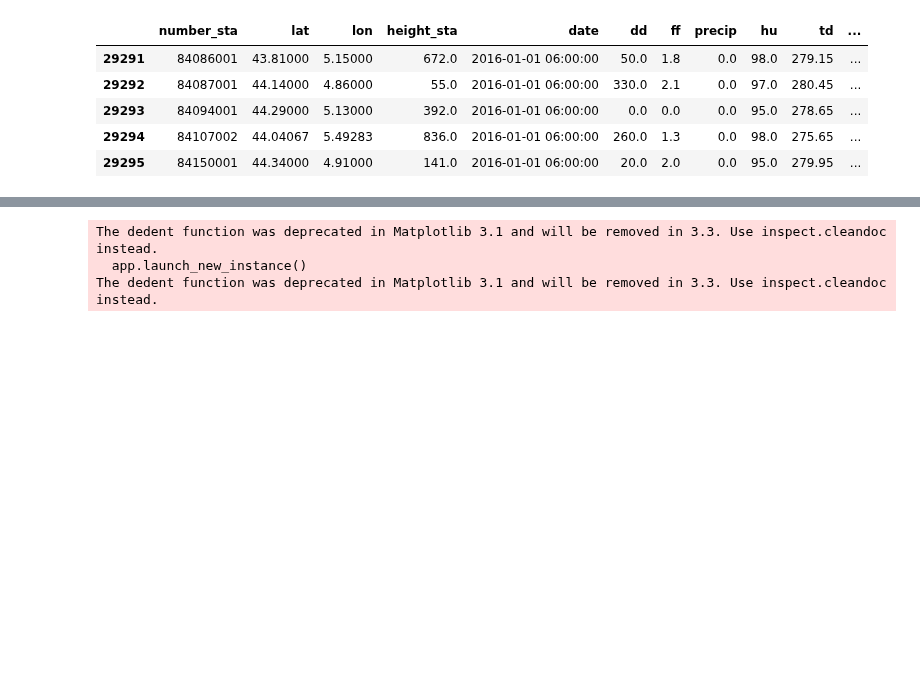
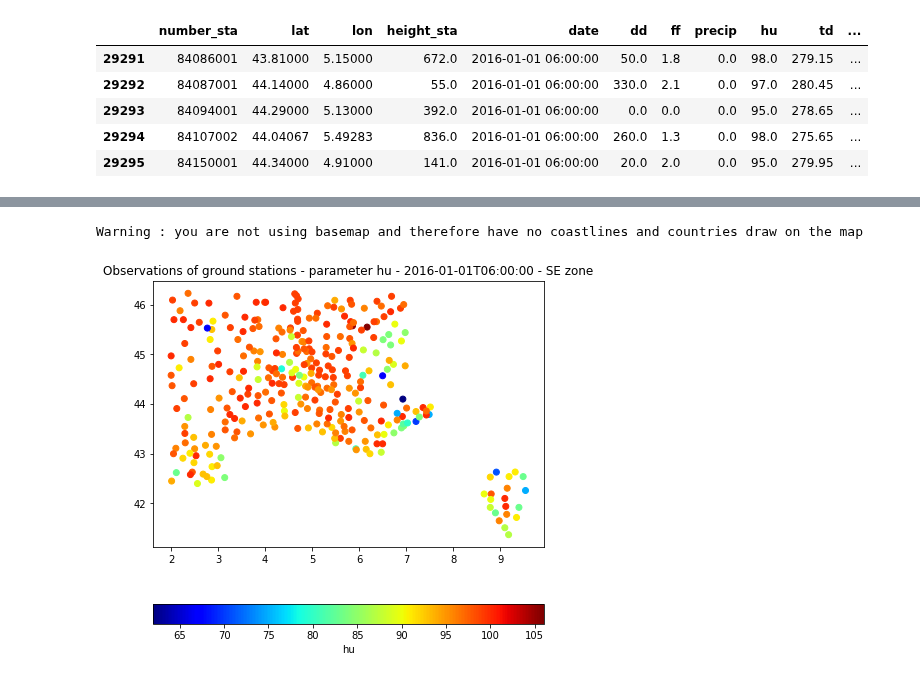
Before and after one commit to meteofrance/meteonet, a Jupyter notebook: data_exploration/ground_stations/open_ground_stations.ipynb, the cells around one changed output, grey strips where cells are left out. Cells and saved outputs as stored; diff of their text form; code cells hidden in the pictures; blank space fills up the shorter version.

Commit message:
Adding ground station and changing the notebook in order to not rely on basemap

```diff
--- a/data_exploration/ground_stations/open_ground_stations.ipynb
+++ b/data_exploration/ground_stations/open_ground_stations.ipynb
@@ -106,7 +103,7 @@ display(d_sub.tail())
 | 29295 | 84150001 | 44.34000 | 4.91000 | 141.0 | 2016-01-01 06:00:00 | 20.0 | 2.0 | 0.0 | 95.0 | 279.95 | ... |
 # %%
 #plot the data
-fig, ax = plt.subplots(1, 1, figsize=(7, 7))
+fig, ax = plt.subplots(1, 1, figsize=(, 7))
 
 #coordinates of study zone boundaries
 lllat = DOMAINS[zone]['lry']  #lower left latitude
@@ -114,8 +111,11 @@ urlat = DOMAINS[zone]['uly']  #upper right latitude
 lllon = DOMAINS[zone]['ulx']  #lower left longitude
 urlon = DOMAINS[zone]['lrx']  #upper right longitude
 
-#background map definition : coordinates of corners, resolution, projection type
-m = Basemap(epsg=n_epsg,
+try:
+    raise(ValueError("Test"))
+    from mpl_toolkits.basemap import Basemap
+    #background map definition : coordinates of corners, resolution, projection type
+    m = Basemap(epsg=n_epsg,
             resolution='l',
             llcrnrlat=lllat,
             urcrnrlat=urlat,
@@ -123,13 +123,15 @@ m = Basemap(epsg=n_epsg,
             urcrnrlon=urlon)
 
 #plot the data and the background map (coastlines and borders)
-m.drawcoastlines()
-m.drawcountries()
-x, y = m(d_sub['lon'], d_sub['lat'])
-m.scatter(x, y, c=d_sub[param], cmap='jet')
+    m.drawcoastlines()
+    m.drawcountries()
+    x, y = m(d_sub['lon'], d_sub['lat'])
+    m.scatter(x, y, c=d_sub[param], cmap='jet')
+except Exception as e:
+    print("Warning : you are not using basemap and therefore have no coastlines and countries draw on the map")
+    plt.scatter(d_sub["lon"],d_sub["lat"],c=d_sub[param],cmap="jet")
 
 plt.colorbar(orientation='horizontal').set_label(param)
-
 plt.title("Observations of ground stations - parameter " + param + " - " +
           str(date) + " - " + zone + " zone")
 plt.show()
@@ -139,3 +139,2 @@ plt.show()
-The dedent function was deprecated in Matplotlib 3.1 and will be removed in 3.3. Use inspect.cleandoc instead.
-  app.launch_new_instance()
-The dedent function was deprecated in Matplotlib 3.1 and will be removed in 3.3. Use inspect.cleandoc instead.
+Warning : you are not using basemap and therefore have no coastlines and countries draw on the map
+[figure, added]
```
Also changed, not shown: parts of 2 cells of this notebook, 1 other file.
